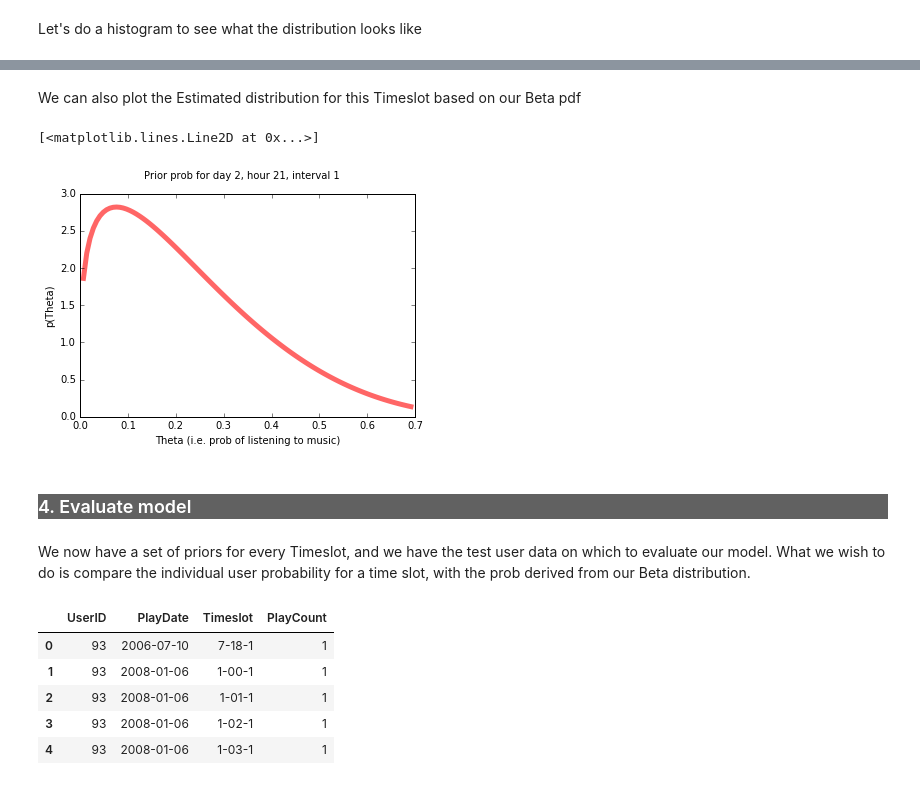
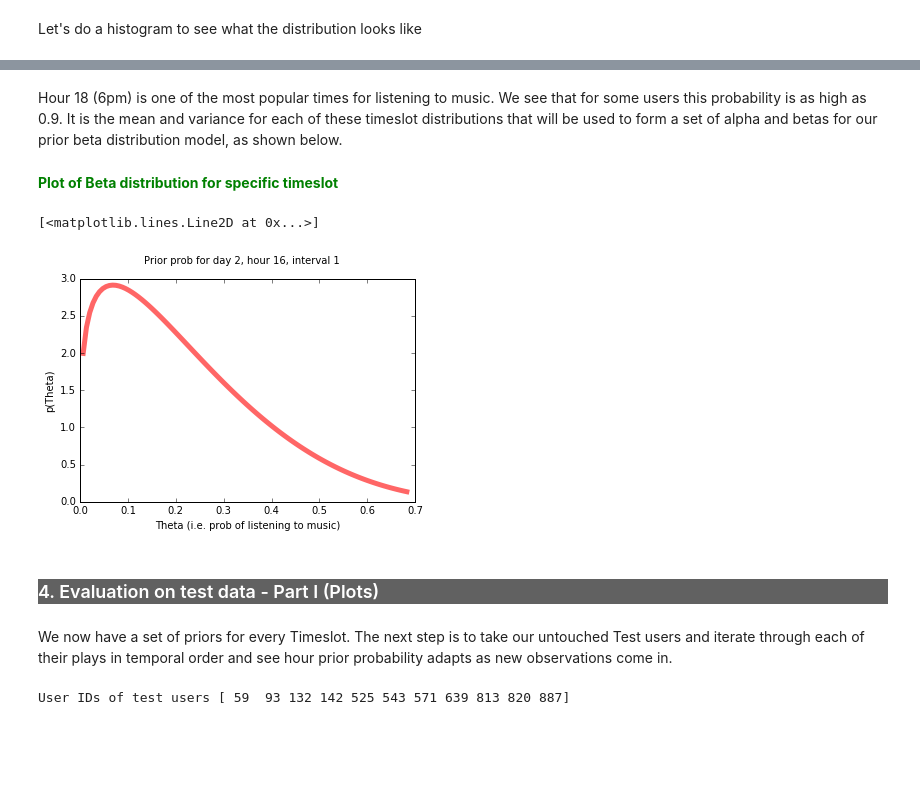
Before and after one commit to badrul1/EventPrediction, a Jupyter notebook: 5_mainmodel/2_NextPlayPrediction.ipynb, the cells around one changed output, grey strips where cells are left out. Cells and saved outputs as stored; diff of their text form; code cells hidden in the pictures; blank space fills up the shorter version.

```diff
--- a/5_mainmodel/2_NextPlayPrediction.ipynb
+++ b/5_mainmodel/2_NextPlayPrediction.ipynb
@@ -248,29 +272,31 @@ ggplot(aes(x='Prob'), data=trainDf[trainDf.Timeslot==Timeslot]) + \
-# %% [markdown]
-We can also plot the Estimated distribution for this Timeslot based on our Beta pdf
+# %% [markdown]
+Hour 18 (6pm) is one of the most popular times for listening to music. We see that for some users this probability is as high as 0.9. It is the mean and variance for each of these timeslot distributions that will be used to form a set of alpha and betas for our prior beta distribution model, as shown below.
+# %% [markdown]
+<div style="background-color:white; color:#008000; font-family: 'Courier New, Monospace;font-weight: bold">Plot of Beta distribution for specific timeslot</div>
 # %%
 from scipy.stats import beta
 
 
-p = '2-21-1'
+p = '2-16-1'
 a = priorDf.loc[p]['a']
 b = priorDf.loc[p]['b']
 
 # Plot our prior Beta PDF
 fig, ax = plt.subplots(1, 1)
 x = np.linspace(beta.ppf(0.01, a, b),beta.ppf(0.99, a, b), 100)  # Generate prob distribution
 ax.set_xlabel('Theta (i.e. prob of listening to music)')
 ax.set_ylabel('p(Theta)')
 
 fig.suptitle('Prior prob for day {}, hour {}, interval {}'.format(p[0],p[2:4],p[5]))
 ax.plot(x, beta.pdf(x, a, b),'r-', lw=5, alpha=0.6)
 # %% [output]
 [<matplotlib.lines.Line2D at 0x...>]
-[figure, old version]
+[figure, new version]
 # %% [markdown]
-<h3 style="background-color:#616161;color:white">4. Evaluate model</h3>
+<h3 style="background-color:#616161;color:white">4. Evaluation on test data - Part I (Plots)</h3>
-# %% [markdown]
-We now have a set of priors for every Timeslot, and we have the test user data on which to evaluate our model.
-What we wish to do is compare the individual user probability for a time slot, with the prob derived from our Beta distribution.
+# %% [markdown]
+We now have a set of priors for every Timeslot.
+The next step is to take our untouched Test users and iterate through each of their plays in temporal order and see hour prior probability adapts as new observations come in.
 # %%
 # Fetch the test data
 con = sqlite3.connect(dbPath)
@@ -284,12 +310,6 @@ testDf = pd.read_sql_query(SQLStr, con)
 con.close()
 testDf["PlayDate"] = pd.to_datetime(testDf["PlayDate"])
 testDf.sort_values(['UserID','PlayDate'], inplace=True)
-testDf.reset_index(inplace=True, drop=True)
-testDf.head()
+print ('User IDs of test users',testDf['UserID'].unique())
 # %% [output]
-|  | UserID | PlayDate | Timeslot | PlayCount |
-| 0 | 93 | 2006-07-10 | 7-18-1 | 1 |
-| 1 | 93 | 2008-01-06 | 1-00-1 | 1 |
-| 2 | 93 | 2008-01-06 | 1-01-1 | 1 |
-| 3 | 93 | 2008-01-06 | 1-02-1 | 1 |
-| 4 | 93 | 2008-01-06 | 1-03-1 | 1 |
+User IDs of test users [ 59  93 132 142 525 543 571 639 813 820 887]
```
Also changed, not shown: parts of 41 cells of this notebook, 2 other files.
